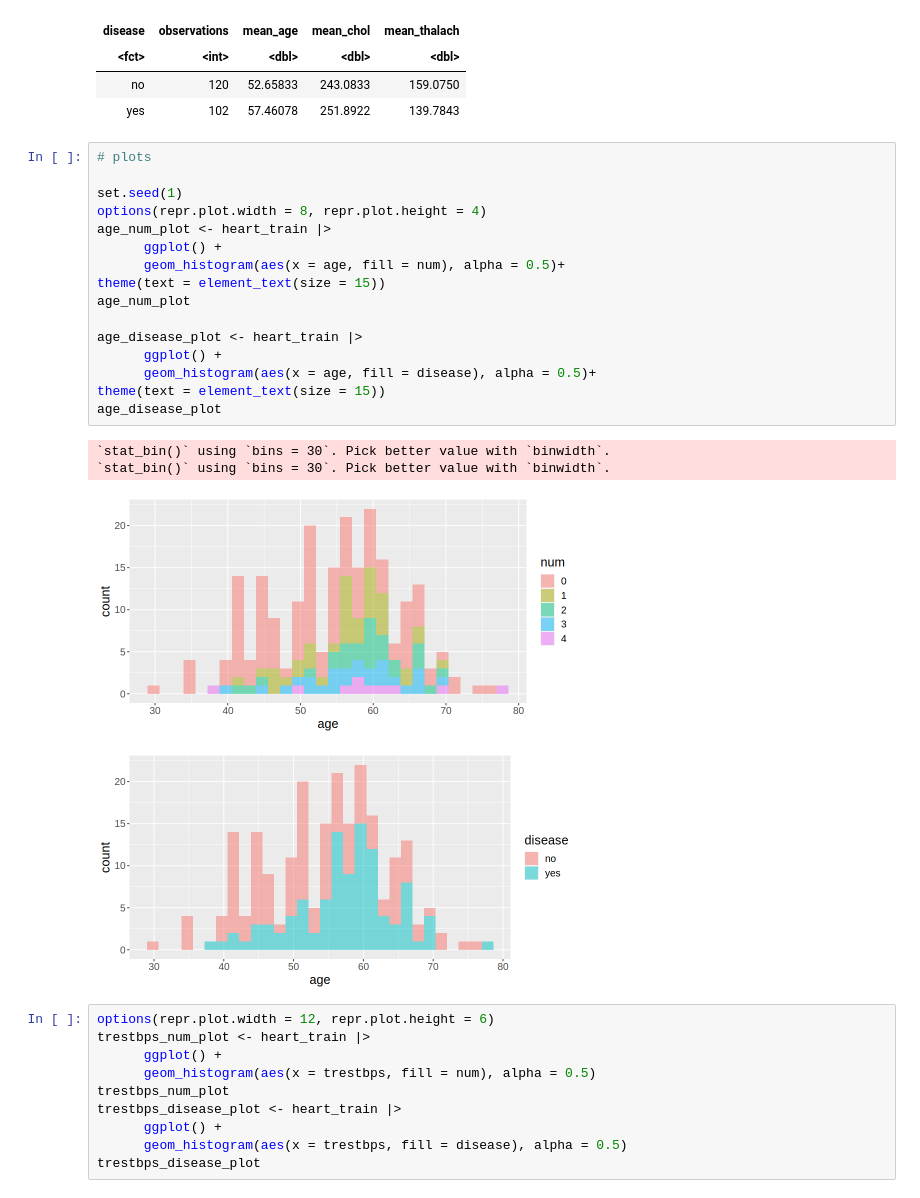
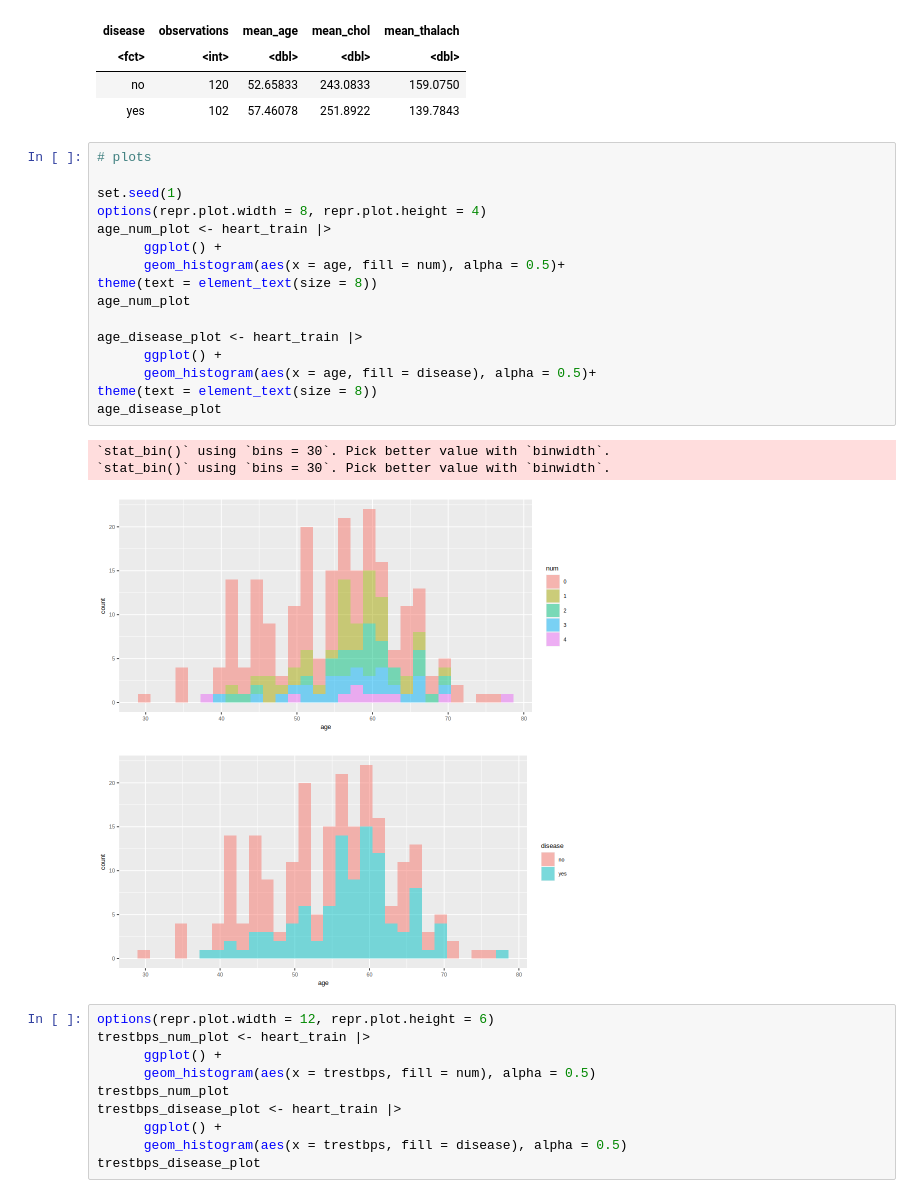
Before and after one commit to xzr10/toy_ds_project, a Jupyter notebook: Untitled.ipynb, the cells around one changed output. Cells and saved outputs as stored; diff of their text form.

```diff
--- a/Untitled.ipynb
+++ b/Untitled.ipynb
@@ -126,24 +126,24 @@ A tibble: 2 × 5
 # %%
 # plots
 
 set.seed(1)
 options(repr.plot.width = 8, repr.plot.height = 4)
 age_num_plot <- heart_train |>
       ggplot() +
       geom_histogram(aes(x = age, fill = num), alpha = 0.5)+
-theme(text = element_text(size = 15))
+theme(text = element_text(size = 8))
 age_num_plot
 
 age_disease_plot <- heart_train |>
       ggplot() +
       geom_histogram(aes(x = age, fill = disease), alpha = 0.5)+
-theme(text = element_text(size = 15))
+theme(text = element_text(size = 8))
 age_disease_plot
 # %% [output]
 `stat_bin()` using `bins = 30`. Pick better value with `binwidth`.
 `stat_bin()` using `bins = 30`. Pick better value with `binwidth`.
-[figure, old version]
+[figure, new version]
-[figure, old version]
+[figure, new version]
 # %%
 options(repr.plot.width = 12, repr.plot.height = 6)
 trestbps_num_plot <- heart_train |>
```
